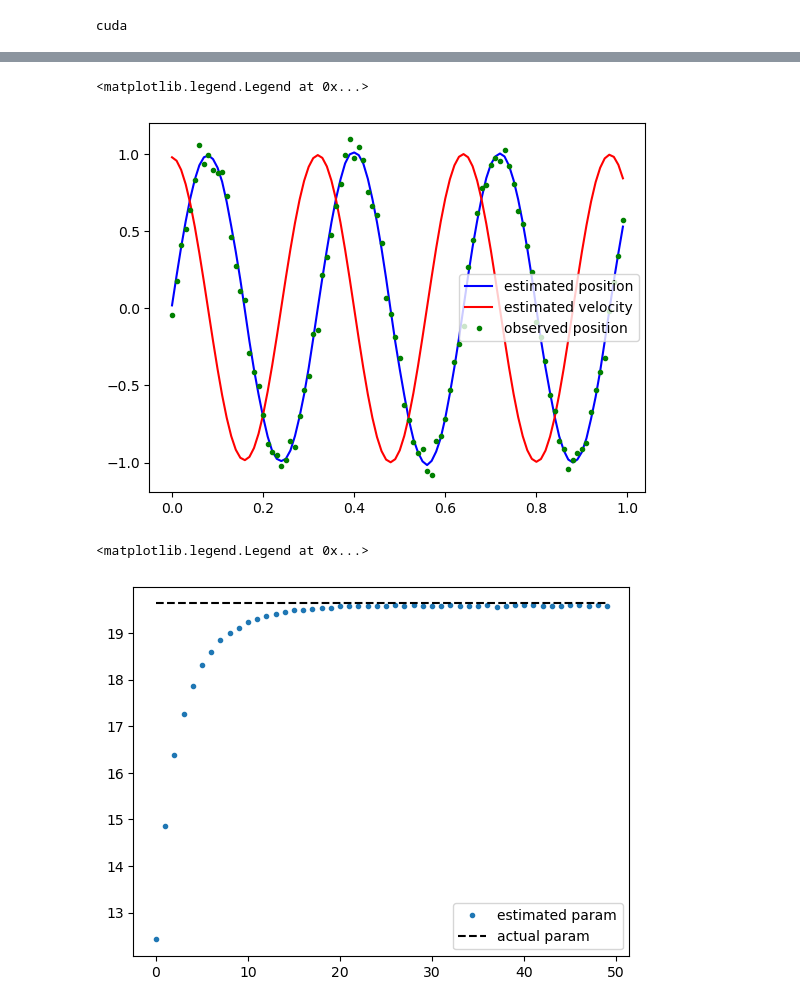
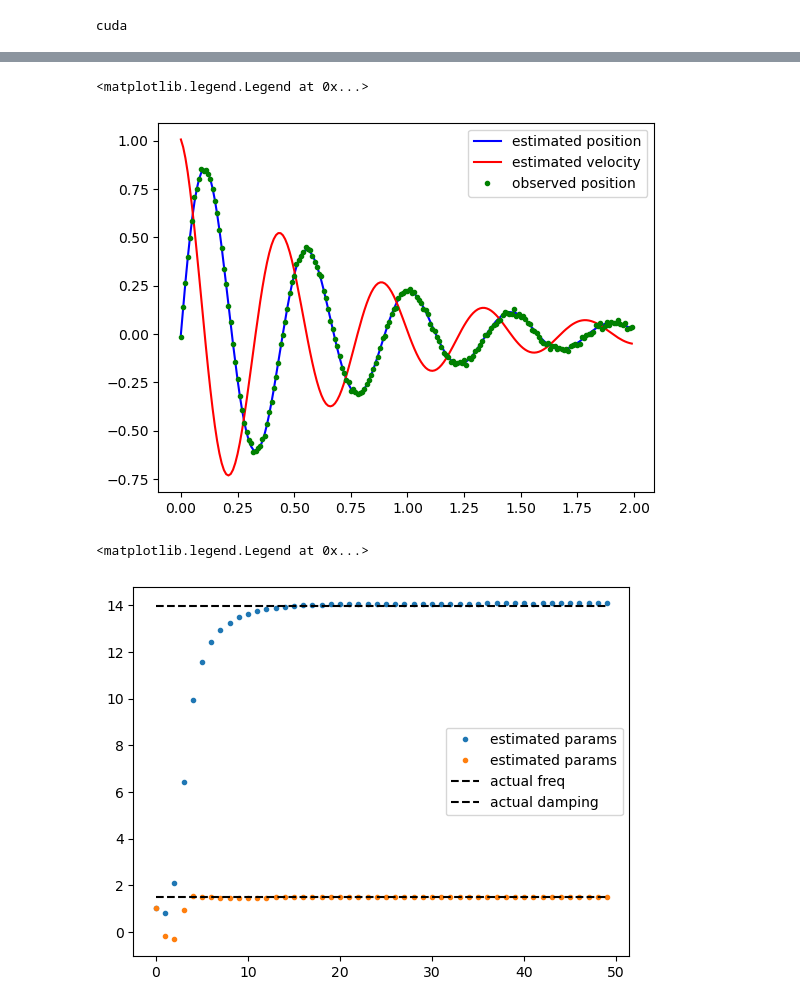
Before and after one commit to jquinn57/nerf-experiments, a Jupyter notebook: data-assimilation.ipynb, the cells around one changed output, grey strips where cells are left out. Cells and saved outputs as stored; diff of their text form; code cells hidden in the pictures.

Commit message:
add damping

```diff
--- a/data-assimilation.ipynb
+++ b/data-assimilation.ipynb
@@ -5,12 +5,13 @@ import torch.nn as nn
 import matplotlib.pyplot as plt
 # %%
 # generate simulated data
-Npts = 100
+Npts = 200
 dt = 0.01
 ts = torch.arange(Npts) * dt
-omega0 = 2 * np.pi / 0.32
-zn = torch.sin(omega0 * ts)
-zn += 0.1 * torch.randn(Npts)
+alpha0 = 1.5
+omega0 = 2 * np.pi / 0.45
+zn = torch.sin(omega0 * ts) * torch.exp(-alpha0 * ts)
+zn += 0.01 * torch.randn(Npts)
 plt.plot(ts, zn, '.')
 print(omega0)
 # %% [output]
@@ -21,31 +22,30 @@ device = 'cuda' if torch.cuda.is_available() else 'cpu'
 print(device)
 zn = zn.to(device)
 xn = torch.ones((2, Npts), device=device, requires_grad=True)
-omega_t = torch.ones([1], device=device, requires_grad=True)
+omega_t = torch.ones([2], device=device, requires_grad=True)
 # %% [output]
 cuda
 # %%
-# simple harmonic oscillator model dx / df = f(x, omega)
+# damped simple harmonic oscillator model dx / df = f(x, omega)
 def f(x, omega):
     f1 = x[1, :]
-    f2 = - omega**2 * x[0, :]
+    f2 = - omega[0]**2 * x[0, :] - 2 * omega[1] * x[1, :]
     f = torch.stack([f1, f2], dim=0)
     return f
 # %%
-optim = torch.optim.Adam(params=[xn, omega_t], lr=0.1)
+optim = torch.optim.Adam(params=[xn, omega_t], lr=0.01)
 param_history = []
 model_weight = 100  # try starting with this small and gradually increase durning optimization to try to avoid local mins
 for niter in range(50000):
     optim.zero_grad()
-    # f is evaluated twice as much as it needs to be, could be optimized
     # average of forward and backward euler
-    error_model_n = xn[:, 1:] - xn[:, :-1] - 0.5 * dt * (f(xn[:, :-1], omega_t[0])  + f(xn[:, 1:], omega_t[0]))
+    error_model_n = xn[:, 1:] - xn[:, :-1] - 0.5 * dt * (f(xn[:, :-1], omega_t)  + f(xn[:, 1:], omega_t))
     loss_model = torch.mean( error_model_n ** 2)
     loss_obs = torch.mean( (xn[0, :] - zn) ** 2)
     loss_total = model_weight * loss_model + loss_obs
     if niter % 1000 == 0:
-        print(niter, loss_total.item(), loss_model.item(), loss_obs.item(), omega_t.item())
-        param_history.append(omega_t.item())
+        print(niter, loss_total.item(), loss_model.item(), loss_obs.item(), omega_t[0].item(), omega_t[1].item())
+        param_history.append(omega_t.tolist())
     loss_total.backward()
     optim.step()
 # %% [output]
@@ -73,11 +73,12 @@ plt.plot(ts, zn.detach().cpu().numpy(), 'g.', label='observed position')
 plt.legend()
 # %% [output]
 <matplotlib.legend.Legend at 0x...>
-[figure, old version]
+[figure, new version]
 # %%
-plt.plot(param_history, '.', label='estimated param')
-plt.plot([0, len(param_history)-1], [omega0, omega0], 'k--', label='actual param')
+plt.plot(param_history, '.', label='estimated params')
+plt.plot([0, len(param_history)-1], [omega0, omega0], 'k--', label='actual freq')
+plt.plot([0, len(param_history)-1], [alpha0, alpha0], 'k--', label='actual damping')
 plt.legend()
 # %% [output]
 <matplotlib.legend.Legend at 0x...>
-[figure, old version]
+[figure, new version]
```
Also changed, not shown: parts of 2 cells of this notebook.
